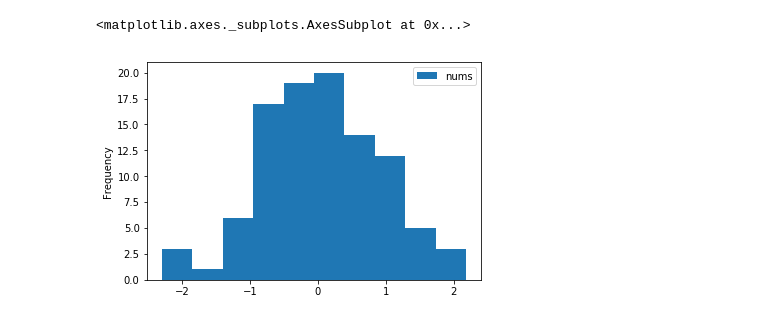
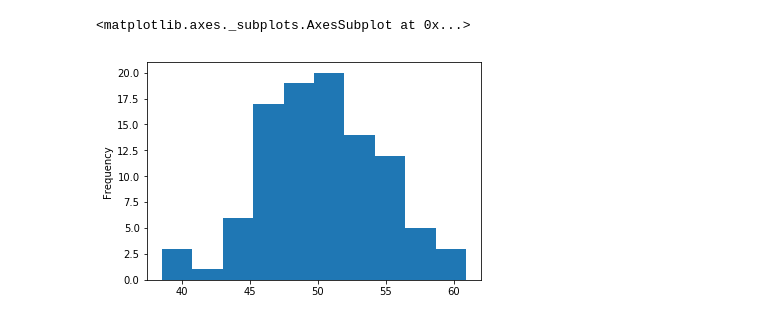
Before and after one commit to summerela/python_data_analysis, a Jupyter notebook: normal_dist/notebooks/testing_normality.ipynb, the cells around one changed output. Cells and saved outputs as stored; diff of their text form; code cells hidden in the pictures.

```diff
--- a/normal_dist/notebooks/testing_normality.ipynb
+++ b/normal_dist/notebooks/testing_normality.ipynb
@@ -18,8 +20,8 @@ from numpy import std # function to calc standard deviation
 # seed the random number generator
 seed(1)
 # generate 100 random gaussian observations
-data = pd.DataFrame({"nums":randn(100)})
-print(data.head(10))
+data = pd.DataFrame({"nums":5 * randn(100) + 50})
+print(data.head())
 
 # summarize mean and std
 print('mean=%.3f stdv=%.3f' % (mean(data), std(data)))
@@ -39,5 +39,5 @@ mean=0.061 stdv=0.885
 # %%
-data.plot(kind='hist')
+data.nums.plot(kind='hist')
 # %% [output]
 <matplotlib.axes._subplots.AxesSubplot at 0x...>
-[figure, old version]
+[figure, new version]
```
Also changed, not shown: parts of 19 cells of this notebook, 10 other files.
